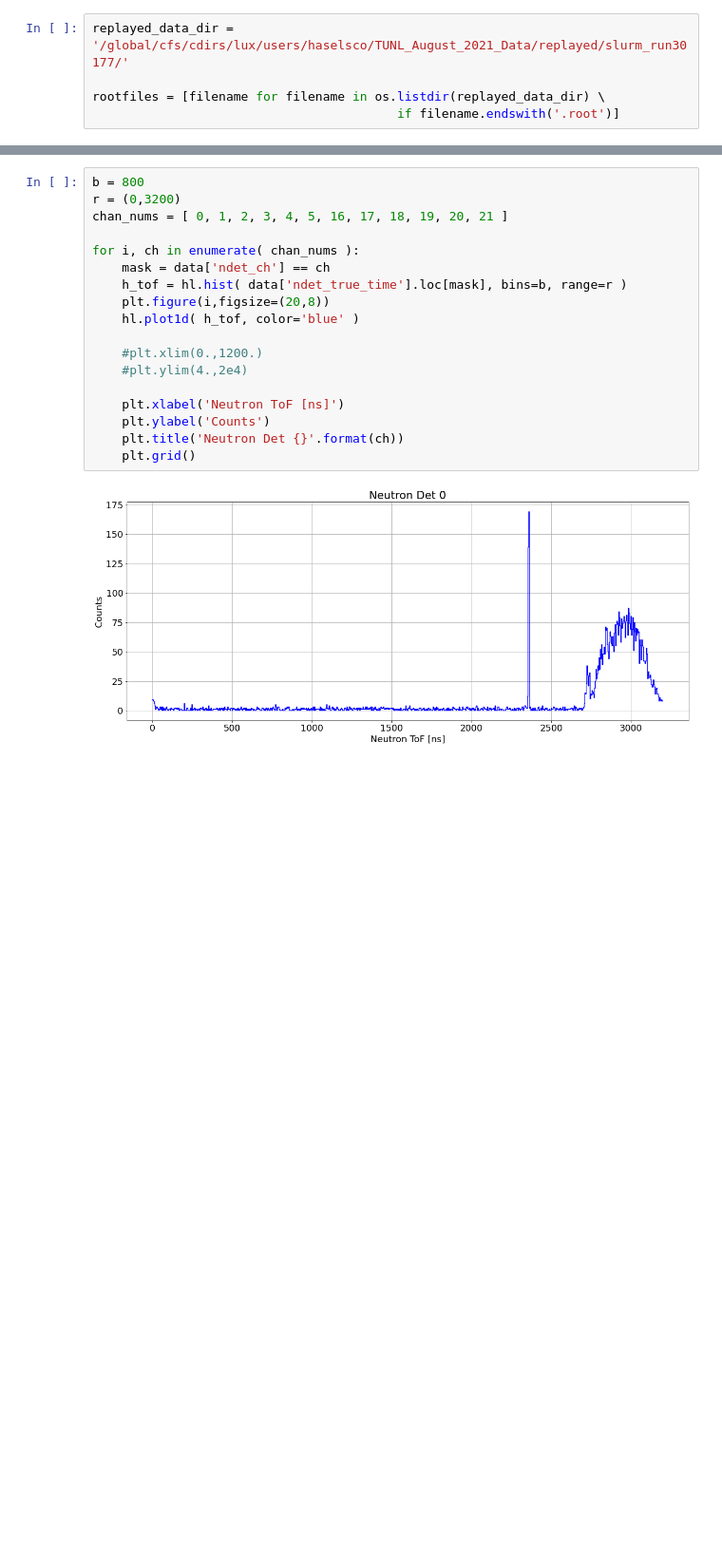
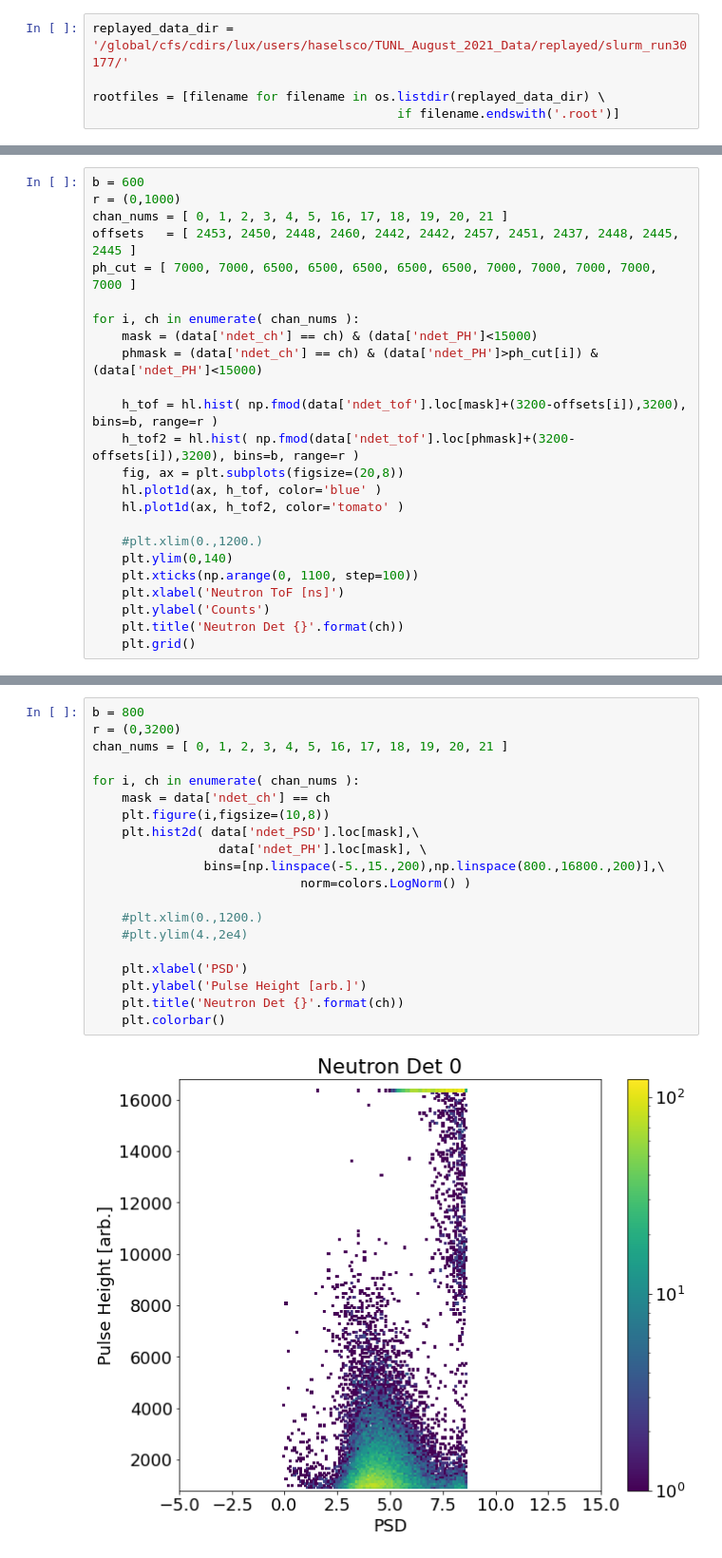
Before and after one commit to bglenardo/Cs136Measurements, a Jupyter notebook: ndet_escale.ipynb, the cells around one changed output, grey strips where cells are left out. Shown at 95% size. Drawn from its saved outputs; the diff is of its cells as text; blank space fills up the shorter version.

Commit message:
updates to ndet notebook

```diff
--- a/ndet_escale.ipynb
+++ b/ndet_escale.ipynb
@@ -67,3 +80,27 @@ data.head()
 | 2 | 17.0 | 1759.0 | 0.0 | 1.662144e+12 | 2912.669775 | 5.472800 | 10.50 | 2450.0 | 462.669775 |
 | 3 | 18.0 | 1194.0 | 0.0 | 1.662156e+12 | 3146.195472 | 6.325545 | 9.50 | 2436.0 | 710.195472 |
 | 4 | 20.0 | 3542.0 | 0.0 | 1.662163e+12 | 2860.278202 | 4.734524 | 9.00 | 2444.0 | 416.278202 |
+# %%
+b = 600
+r = (0,1000)
+chan_nums = [ 0, 1, 2, 3, 4, 5, 16, 17, 18, 19, 20, 21 ]
+offsets   = [ 2453, 2450, 2448, 2460, 2442, 2442, 2457, 2451, 2437, 2448, 2445, 2445 ]
+ph_cut = [ 7000, 7000, 6500, 6500, 6500, 6500, 6500, 7000, 7000, 7000, 7000, 7000 ]
+
+for i, ch in enumerate( chan_nums ):
+    mask = (data['ndet_ch'] == ch) & (data['ndet_PH']<15000)
+    phmask = (data['ndet_ch'] == ch) & (data['ndet_PH']>ph_cut[i]) & (data['ndet_PH']<15000)
+
+    h_tof = hl.hist( np.fmod(data['ndet_tof'].loc[mask]+(3200-offsets[i]),3200), bins=b, range=r )
+    h_tof2 = hl.hist( np.fmod(data['ndet_tof'].loc[phmask]+(3200-offsets[i]),3200), bins=b, range=r )
+    fig, ax = plt.subplots(figsize=(20,8))
+    hl.plot1d(ax, h_tof, color='blue' )
+    hl.plot1d(ax, h_tof2, color='tomato' )
+
+    #plt.xlim(0.,1200.)
+    plt.ylim(0,140)
+    plt.xticks(np.arange(0, 1100, step=100))
+    plt.xlabel('Neutron ToF [ns]')
+    plt.ylabel('Counts')
+    plt.title('Neutron Det {}'.format(ch))
+    plt.grid()
@@ -70,20 +120,22 @@ data.head()
 # %%
 b = 800
 r = (0,3200)
 chan_nums = [ 0, 1, 2, 3, 4, 5, 16, 17, 18, 19, 20, 21 ]
 
 for i, ch in enumerate( chan_nums ):
     mask = data['ndet_ch'] == ch
-    h_tof = hl.hist( data['ndet_true_time'].loc[mask], bins=b, range=r )
-    plt.figure(i,figsize=(20,8))
-    hl.plot1d( h_tof, color='blue' )
+    plt.figure(i,figsize=(10,8))
+    plt.hist2d( data['ndet_PSD'].loc[mask],\
+                 data['ndet_PH'].loc[mask], \
+               bins=[np.linspace(-5.,15.,200),np.linspace(800.,16800.,200)],\
+                            norm=colors.LogNorm() )
 
     #plt.xlim(0.,1200.)
     #plt.ylim(4.,2e4)
 
-    plt.xlabel('Neutron ToF [ns]')
-    plt.ylabel('Counts')
+    plt.xlabel('PSD')
+    plt.ylabel('Pulse Height [arb.]')
     plt.title('Neutron Det {}'.format(ch))
-    plt.grid()
+    plt.colorbar()
 # %% [output]
-[figure, old version]
+[figure, new version]
```
Also changed, not shown: parts of 43 cells of this notebook.
